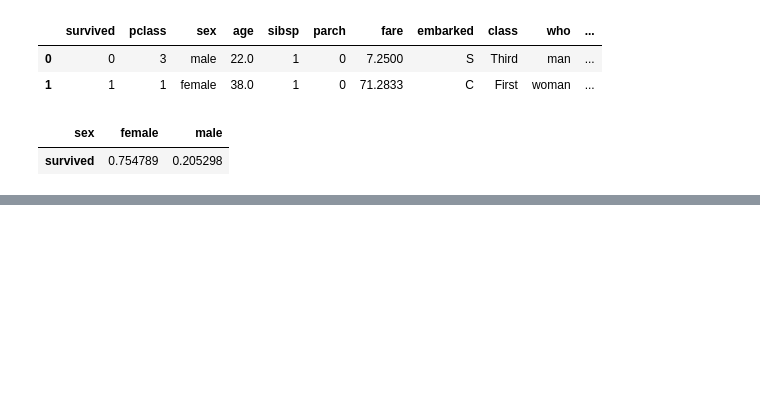
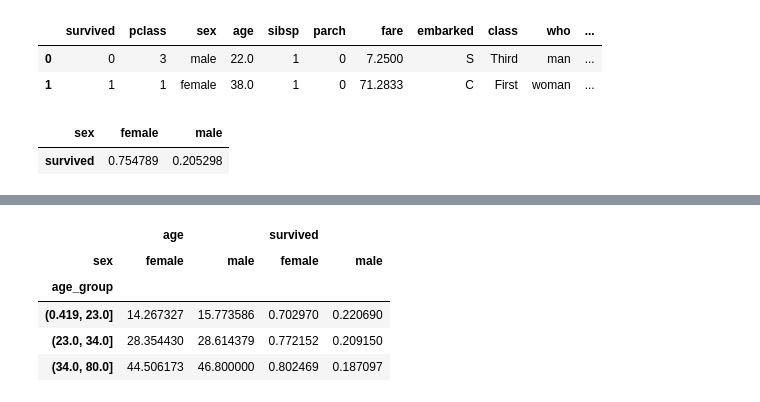
Before and after one commit to SpearXirus/big-company-project, a Jupyter notebook: titanic_cde.ipynb, the cells around one changed output, grey strips where cells are left out. Cells and saved outputs as stored; diff of their text form; code cells hidden in the pictures; blank space fills up the shorter version.

```diff
--- a/titanic_cde.ipynb
+++ b/titanic_cde.ipynb
@@ -50,2 +59,11 @@ titanic.head(4)
 # %%
+# 3-e
 titanic['age_group'] = pd.qcut(titanic['age'],3)
+titanic.pivot_table(index='age_group', columns='sex', aggfunc='mean')
+# %% [output]
+|  | age |  | survived |  |
+| sex | female | male | female | male |
+| age_group |  |  |  |  |
+| (0.419, 23.0] | 14.267327 | 15.773586 | 0.702970 | 0.220690 |
+| (23.0, 34.0] | 28.354430 | 28.614379 | 0.772152 | 0.209150 |
+| (34.0, 80.0] | 44.506173 | 46.800000 | 0.802469 | 0.187097 |
```
Also changed, not shown: parts of 4 cells of this notebook.
